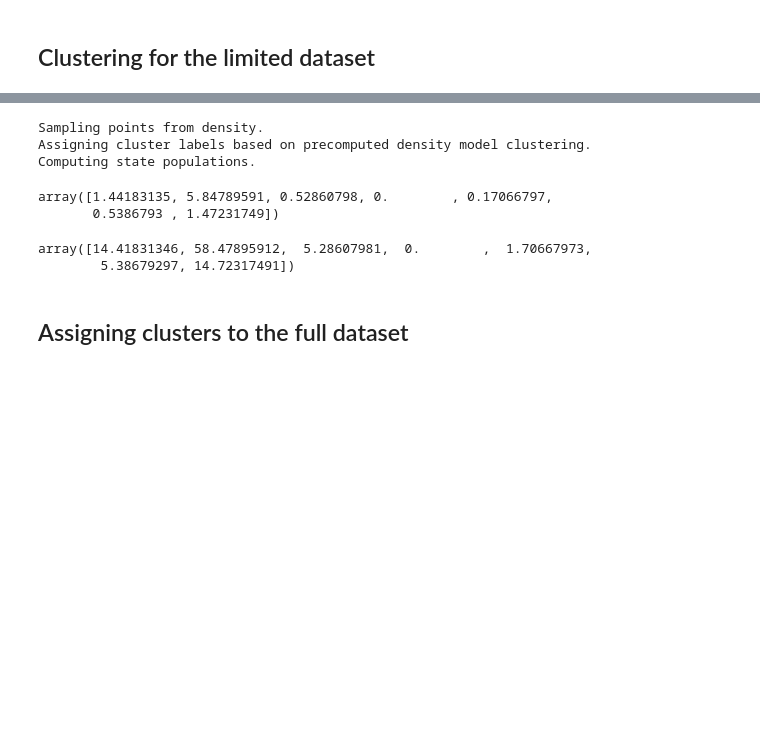
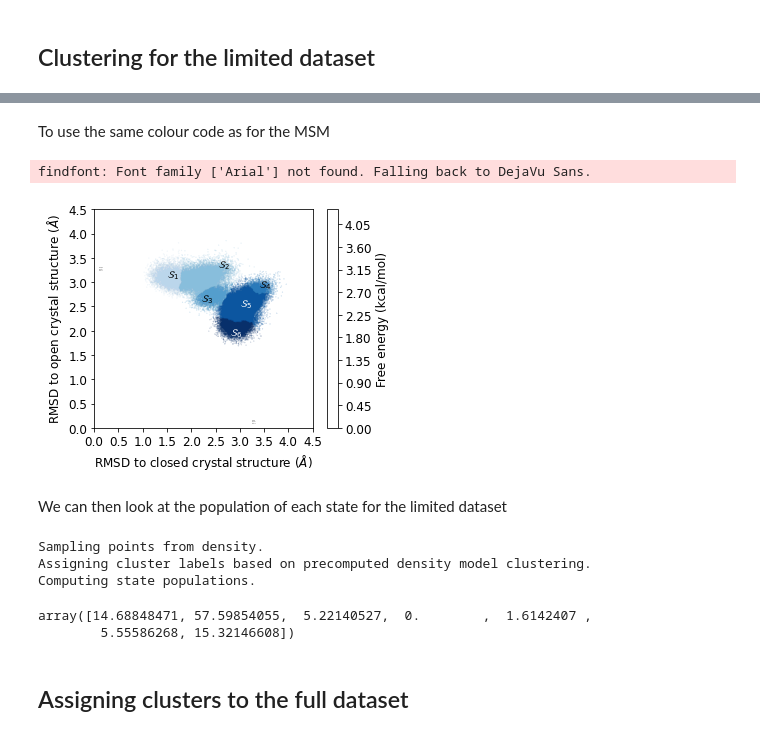
Before and after one commit to eric-jm-lang/10-ALKEIG, a Jupyter notebook: 12-Analysis_4/11-InfleCS_clustering_3/2-RMSD_clustering_without_IPA.ipynb, the cells around one changed output, grey strips where cells are left out. Cells and saved outputs as stored; diff of their text form; code cells hidden in the pictures; blank space fills up the shorter version.

Commit message:
clustering on bc4 #3

```diff
--- a/12-Analysis_4/11-InfleCS_clustering_3/2-RMSD_clustering_without_IPA.ipynb
+++ b/12-Analysis_4/11-InfleCS_clustering_3/2-RMSD_clustering_without_IPA.ipynb
@@ -249,18 +253,54 @@ fec.visualize(fontsize=12, savefig=True, xlabel=r'RMSD to closed crystal structu
+# %% [markdown]
+To use the same colour code as for the MSM
+# %%
+hexlist=[]
+
+cmap = cm.get_cmap("Blues",8)    # PiYG
+
+for i in range(cmap.N):
+    rgb = cmap(i)[:3] # will return rgba, we take only first 3 so we get rgb
+    hexlist.append(matplotlib.colors.rgb2hex(rgb))
+# sns.set_palette(hexlist)
+# sns.palplot(sns.color_palette())
+
+my_cmap=ListedColormap([hexlist[7],hexlist[6],hexlist[4],hexlist[5],hexlist[2],hexlist[3]])
+# %%
+fec.pathways_ = None
+fig, ax = plt.subplots()
+fec.visualize(fontsize=12, savefig=False, xlabel=r'RMSD to closed crystal structure ($\AA$)',
+              ylabel=r'RMSD to open crystal structure ($\AA$)', zlabel='z', title=None,
+              vmax=4.25, colormap='nipy_spectral', lim=0.1, n_contour_levels=100, show_data=True,
+              figsize= [5, 5], transition_point_size=0, core_point_size=0.05, core_point_edgecolor=None,
+              colormap2=my_cmap,clust_point_edgecolor=None, clust_point_facecolor=None,
+              clust_point_size=0, clust_point_linewidth=0, clust_point_marker='o',legend=None,
+              extend='neither', rmsd_point_size=0, rmsd_point_fontsize=0, dx=1,
+              core_point_alpha=0.8, transition_point_alpha=0.0, surface_alpha=0.0,
+              filename='./plots/2-Without_IPA/2-Cluster_map_with_IPA_dt5', ax=ax)
+
+
+ax.text(1.5,3.1,r'$\mathcal{S}_1$',c='k')
+ax.text(2.55,3.3,r'$\mathcal{S}_2$',c='k')
+ax.text(2.2,2.6,r'$\mathcal{S}_3$',c='k')
+ax.text(3.4,2.9,r'$\mathcal{S}_4$',c='k')
+ax.text(3.,2.5,r'$\mathcal{S}_5$',c='w' )
+ax.text(2.8,1.9,r'$\mathcal{S}_6$',c='w' )
+
+fig.savefig('./plots/1-With_IPA/2-Cluster_map_with_IPA_dt5.png', dpi=600)
+# %% [output]
+findfont: Font family ['Arial'] not found. Falling back to DejaVu Sans.
+[figure, added]
+# %% [markdown]
+We can then look at the population of each state for the limited dataset
 # %%
 # Computing state populations
 state_populations = fec.population_states(n_sampled_points=100000)
-state_populations
+state_populations*100
 # %% [output]
 Sampling points from density.
 Assigning cluster labels based on precomputed density model clustering.
 Computing state populations.
-array([1.44183135, 5.84789591, 0.52860798, 0.        , 0.17066797,
-       0.5386793 , 1.47231749])
+array([14.68848471, 57.59854055,  5.22140527,  0.        ,  1.6142407 ,
+        5.55586268, 15.32146608])
-# %%
-state_populations*100
-# %% [output]
-array([14.41831346, 58.47895912,  5.28607981,  0.        ,  1.70667973,
-        5.38679297, 14.72317491])
 # %% [markdown]
 ## Assigning clusters to the full dataset
 # %% [markdown]
```
Also changed, not shown: parts of 37 cells of this notebook, 18 other files.
